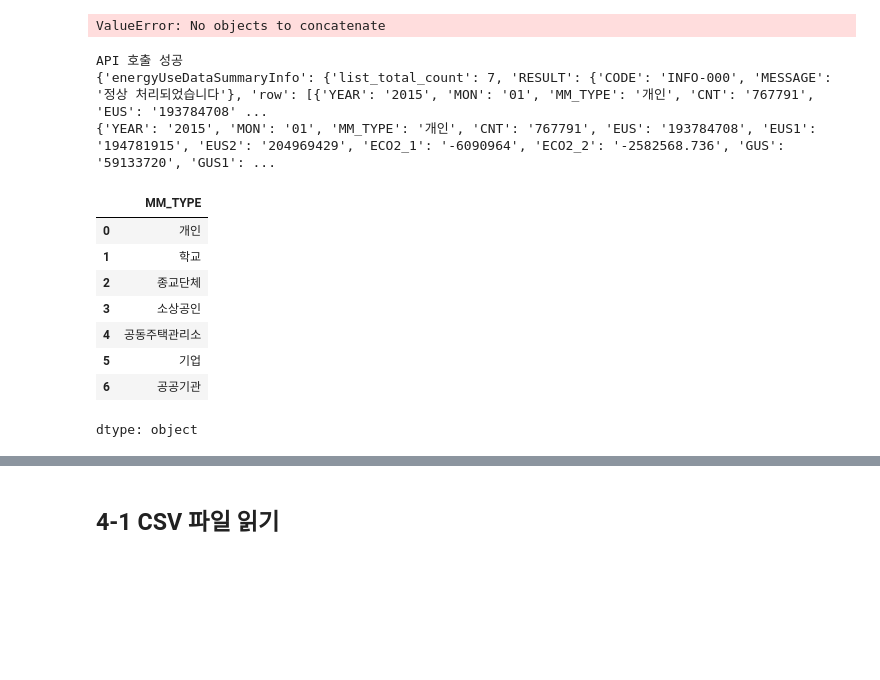
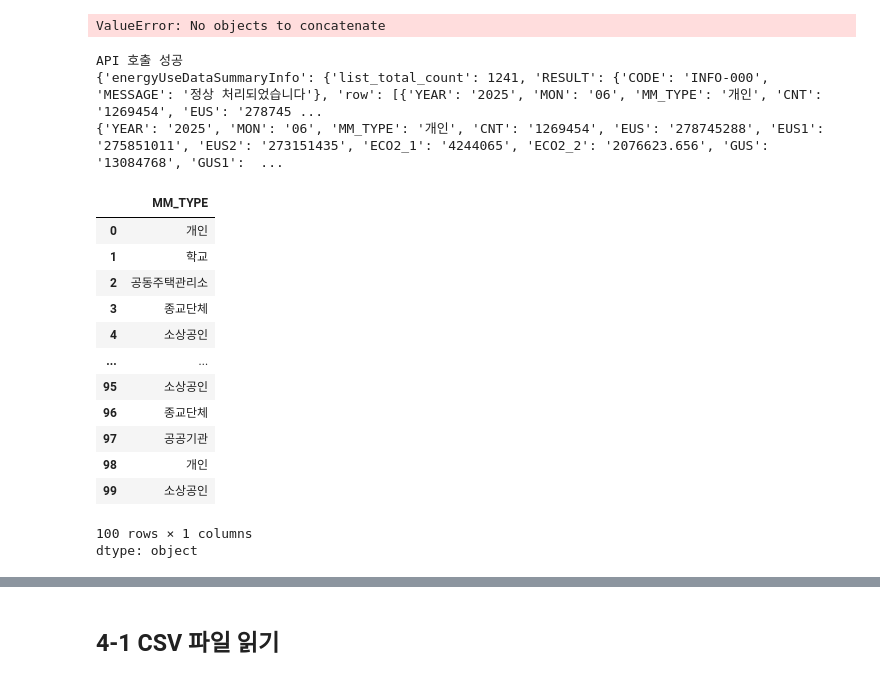
Before and after one commit to hoyoungLee625/Data-Analysis-with-Open-Source, a Jupyter notebook: 오픈소스_데이터_분석_4강.ipynb, the cells around one changed output, grey strips where cells are left out. Drawn from its saved outputs; the diff is of its cells as text; code cells hidden in the pictures; blank space fills up the shorter version.

```diff
--- a/오픈소스_데이터_분석_4강.ipynb
+++ b/오픈소스_데이터_분석_4강.ipynb
@@ -172,38 +172,46 @@ print(df.head)
 ValueError: No objects to concatenate
 # %%
 import requests
-url ='http://openapi.seoul.go.kr:8088/71774e424469746f39324e506c6e71/json/energyUseDataSummaryInfo/1/10/2015/01/'
+import json
+url = 'http://openapi.seoul.go.kr:8088/71774e424469746f39324e506c6e71/json/energyUseDataSummaryInfo/1/100/'
 params = {
 	'KEY': '71774e424469746f39324e506c6e71',
 	'SERVICE': 'energyUseDataSummaryInfo',
 	'TYPE': 'json',
+    'START_year_mon': '2015, 01',
+    'END_year_mon': '2024, 12'
 
 }
 response = requests.get(url, params=params)
 
 if response.status_code == 200:
     print('API 호출 성공')
     print(response.json())
 else:
     print(f'API 호출 실패: {response.status_code}')
 import pandas as pd
-data = response.json() ['energyUseDataSummaryInfo']['row']
+data = response.json()['energyUseDataSummaryInfo']['row']
 df = pd.DataFrame(data)
 df
 print(data[0])
 df['MM_TYPE']
 # %% [output]
 API 호출 성공
-{'energyUseDataSummaryInfo': {'list_total_count': 7, 'RESULT': {'CODE': 'INFO-000', 'MESSAGE': '정상 처리되었습니다'}, 'row': [{'YEAR': '2015', 'MON': '01', 'MM_TYPE': '개인', 'CNT': '767791', 'EUS': '193784708' ...
-{'YEAR': '2015', 'MON': '01', 'MM_TYPE': '개인', 'CNT': '767791', 'EUS': '193784708', 'EUS1': '194781915', 'EUS2': '204969429', 'ECO2_1': '-6090964', 'ECO2_2': '-2582568.736', 'GUS': '59133720', 'GUS1': ...
+{'energyUseDataSummaryInfo': {'list_total_count': 1241, 'RESULT': {'CODE': 'INFO-000', 'MESSAGE': '정상 처리되었습니다'}, 'row': [{'YEAR': '2025', 'MON': '06', 'MM_TYPE': '개인', 'CNT': '1269454', 'EUS': '278745 ...
+{'YEAR': '2025', 'MON': '06', 'MM_TYPE': '개인', 'CNT': '1269454', 'EUS': '278745288', 'EUS1': '275851011', 'EUS2': '273151435', 'ECO2_1': '4244065', 'ECO2_2': '2076623.656', 'GUS': '13084768', 'GUS1':  ...
 |  | MM_TYPE |
 | 0 | 개인 |
 | 1 | 학교 |
-| 2 | 종교단체 |
-| 3 | 소상공인 |
-| 4 | 공동주택관리소 |
-| 5 | 기업 |
-| 6 | 공공기관 |
+| 2 | 공동주택관리소 |
+| 3 | 종교단체 |
+| 4 | 소상공인 |
+| ... | ... |
+| 95 | 소상공인 |
+| 96 | 종교단체 |
+| 97 | 공공기관 |
+| 98 | 개인 |
+| 99 | 소상공인 |
+100 rows × 1 columns
 dtype: object
 # %%
 import requests
```
Also changed, not shown: parts of 1 cell of this notebook.
